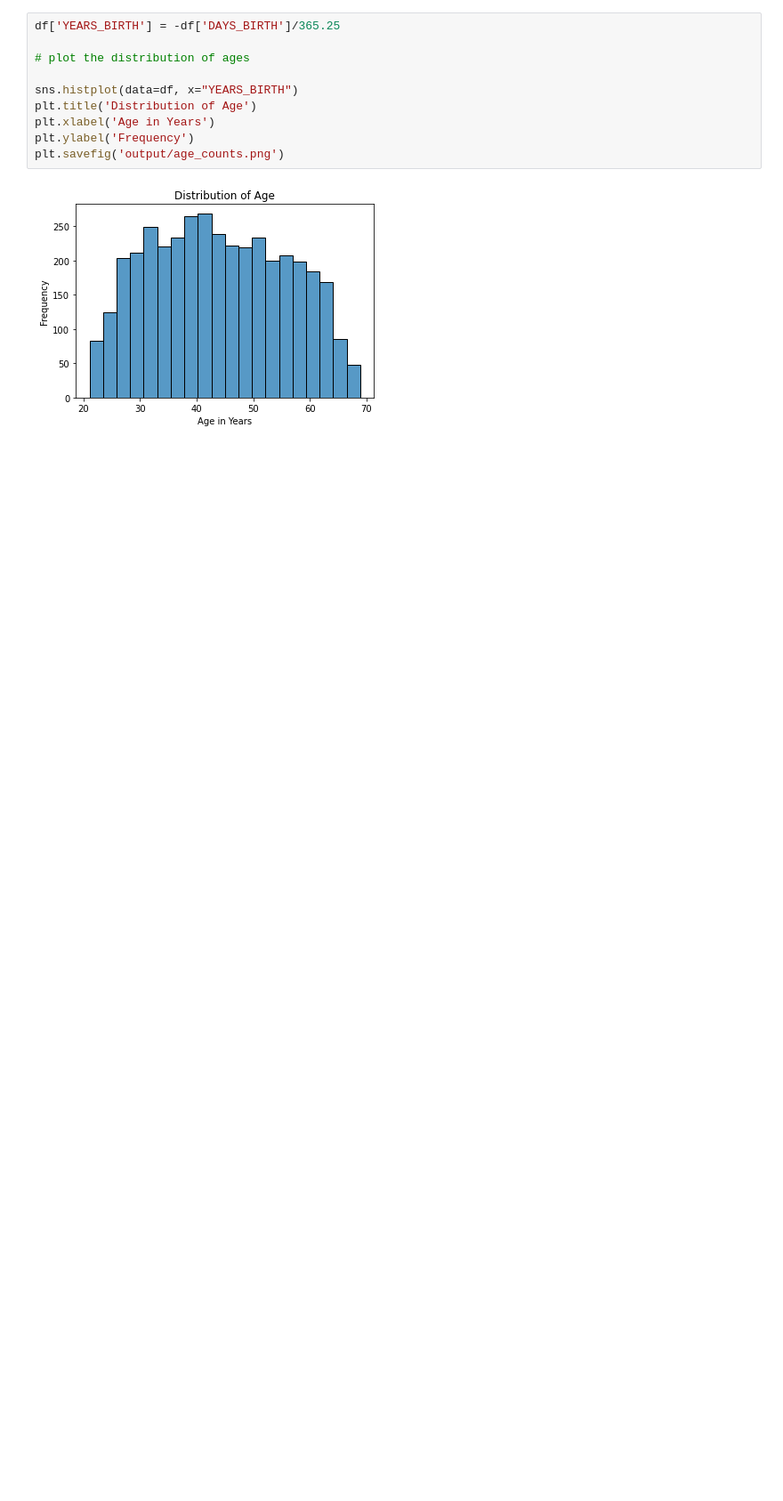
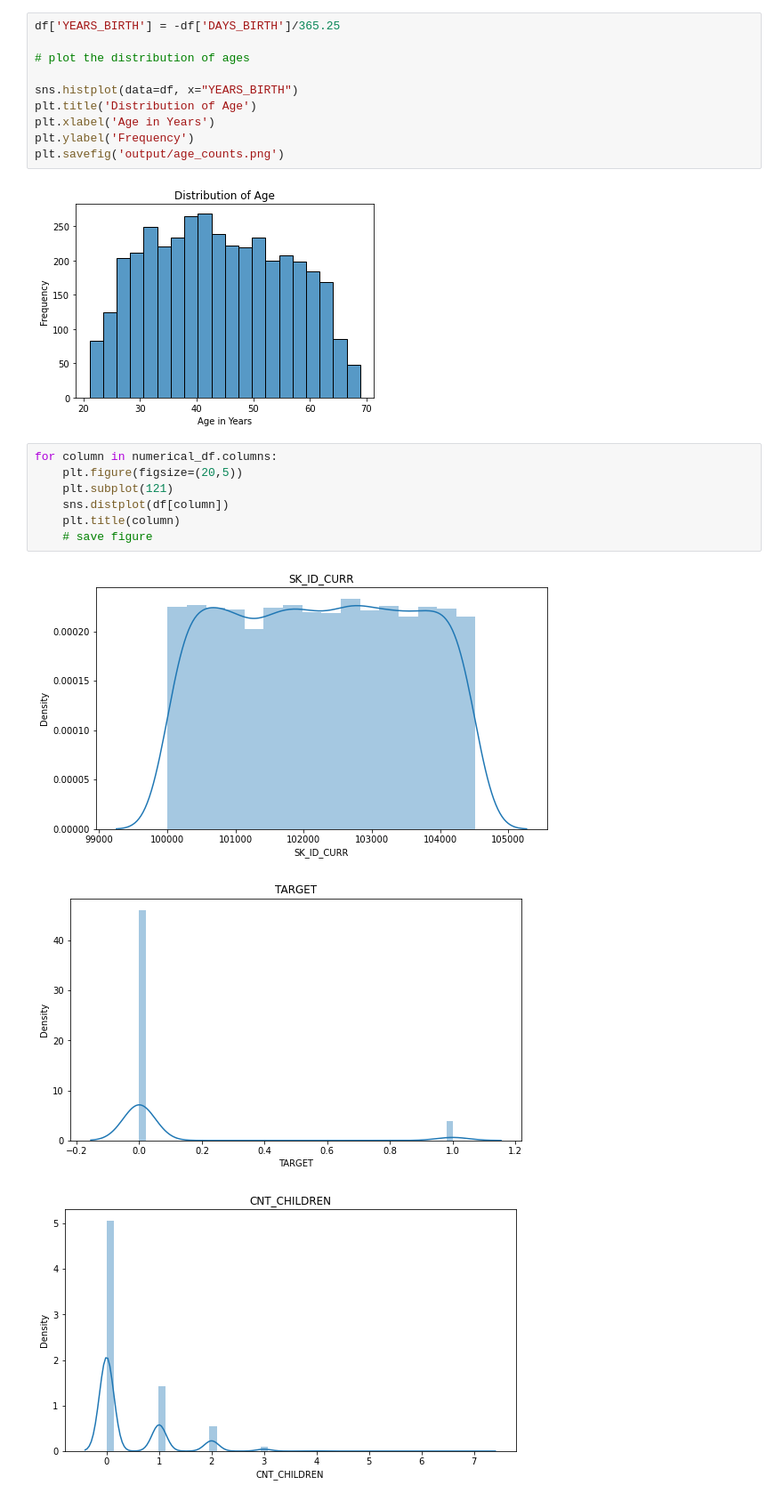
Before and after one commit to UCB-stat-159-s22/hw07-Group11, a Jupyter notebook: main.ipynb, the cells around one changed output. Shown at 89% size. Saved outputs shown, nothing was run; the diff lists cells and outputs as text; blank space fills up the shorter version.

Commit message:
added plots of all columns

```diff
--- a/main.ipynb
+++ b/main.ipynb
@@ -129,3 +133,14 @@ plt.ylabel('Frequency')
 plt.savefig('output/age_counts.png')
 # %% [output]
 [figure]
+# %%
+for column in numerical_df.columns:
+    plt.figure(figsize=(20,5))
+    plt.subplot(121)
+    sns.distplot(df[column])
+    plt.title(column)
+    # save figure
+# %% [output]
+[figure, added]
+[figure, added]
+[figure, added]
```
Also changed, not shown: parts of 5 cells of this notebook.
